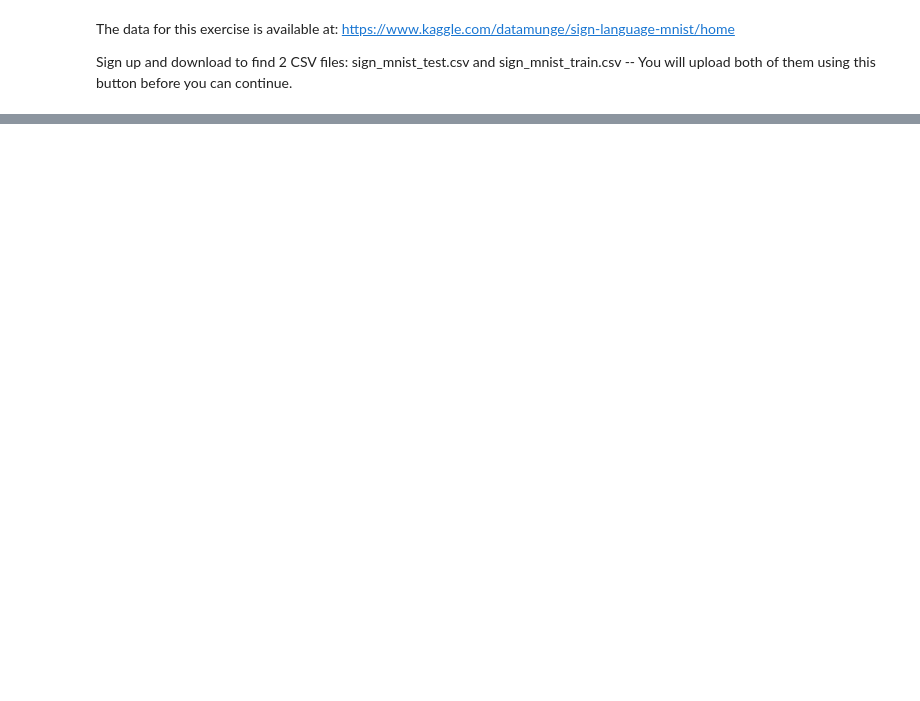
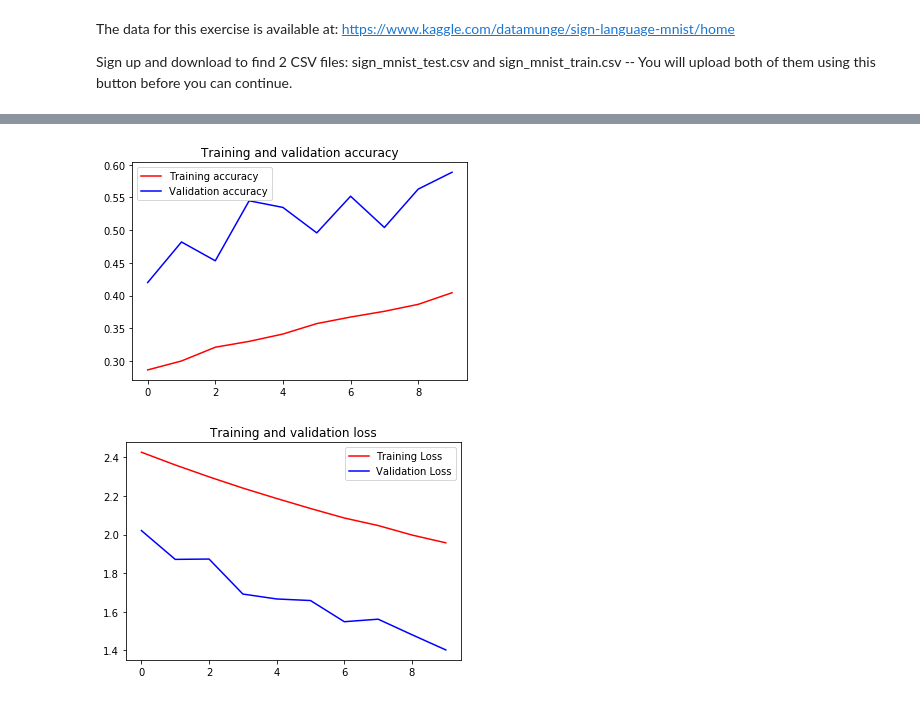
Before and after one commit to gp1313/Basics, a Jupyter notebook: Exercise_8_Question.ipynb, the cells around one changed output, grey strips where cells are left out. Cells and saved outputs as stored; diff of their text form; code cells hidden in the pictures; blank space fills up the shorter version.

```diff
--- a/Exercise_8_Question.ipynb
+++ b/Exercise_8_Question.ipynb
@@ -14,0 +23,12 @@ uploaded=files.upload()
+# %%
+with open('sign_mnist_test.csv') as f:
+  label_list = []
+  image_list = []
+  for row_str in f.readlines()[1:4]:
+    row = row_str.split(',')
+    label_list.append(row[0])
+    image_list.append(row[1:785])
+  label_arr = np.array(label_list, dtype=float)
+  image_arr = np.array(image_list, dtype=float)
+  image_arr = image_arr.reshape((-1, 28, 28))
+  print(label_arr, image_arr.shape)
@@ -76,15 +118,24 @@ print(testing_images.shape)
+# %%
+# Define the model
+# Use no more than 2 Conv2D and 2 MaxPooling2D
+model = tf.keras.models.Sequential([
+    tf.keras.layers.Conv2D(16, (3, 3), activation='relu', input_shape=(28, 28, 1)),
+    tf.keras.layers.MaxPool2D((2,2)),
+    tf.keras.layers.Conv2D(32, (3,3), activation='relu'),
+    tf.keras.layers.MaxPool2D((2,2)),
+    tf.keras.layers.Flatten(),
+    tf.keras.layers.Dense(512, activation='relu'),
+    tf.keras.layers.Dense(26, activation='softmax')
+])
 # %%
-# Define the model
-# Use no more than 2 Conv2D and 2 MaxPooling2D
-model = tf.keras.models.Sequential([
-    # Your Code Here
-    )
-
 # Compile Model.
-model.compile(# Your Code Here)
+from tensorflow.keras.optimizers import RMSprop
+model.compile(optimizer=RMSprop(lr=0.0001), loss='sparse_categorical_crossentropy', metrics=['accuracy'])
 
 # Train the Model
-history = model.fit_generator(# Your Code Here)
+history = model.fit_generator(train_datagen.flow(training_images, training_labels, batch_size=100),
+                              epochs=10,
+                              validation_data=validation_datagen.flow(testing_images, testing_labels, batch_size=100))
 
 model.evaluate(testing_images, testing_labels)
 
@@ -93,23 +183,26 @@ model.evaluate(testing_images, testing_labels)
 # %%
 # Plot the chart for accuracy and loss on both training and validation
 
 import matplotlib.pyplot as plt
-acc = # Your Code Here
-val_acc = # Your Code Here
-loss = # Your Code Here
-val_loss = # Your Code Here
+acc = history.history['acc']
+val_acc = history.history['val_acc']
+loss = history.history['loss']
+val_loss = history.history['val_loss']
 
 epochs = range(len(acc))
 
 plt.plot(epochs, acc, 'r', label='Training accuracy')
 plt.plot(epochs, val_acc, 'b', label='Validation accuracy')
 plt.title('Training and validation accuracy')
 plt.legend()
 plt.figure()
 
 plt.plot(epochs, loss, 'r', label='Training Loss')
 plt.plot(epochs, val_loss, 'b', label='Validation Loss')
 plt.title('Training and validation loss')
 plt.legend()
 
 plt.show()
+# %% [output]
+[figure, added]
+[figure, added]
```
Also changed, not shown: parts of 7 cells of this notebook.
